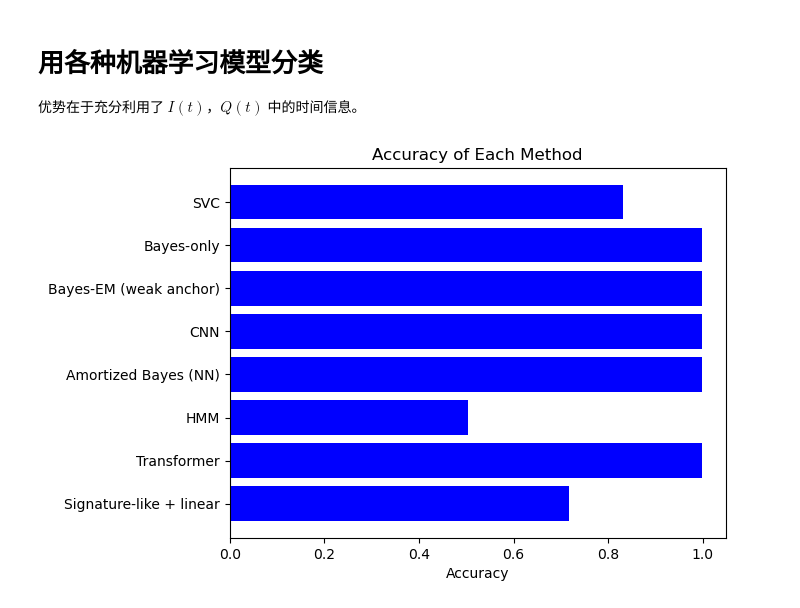
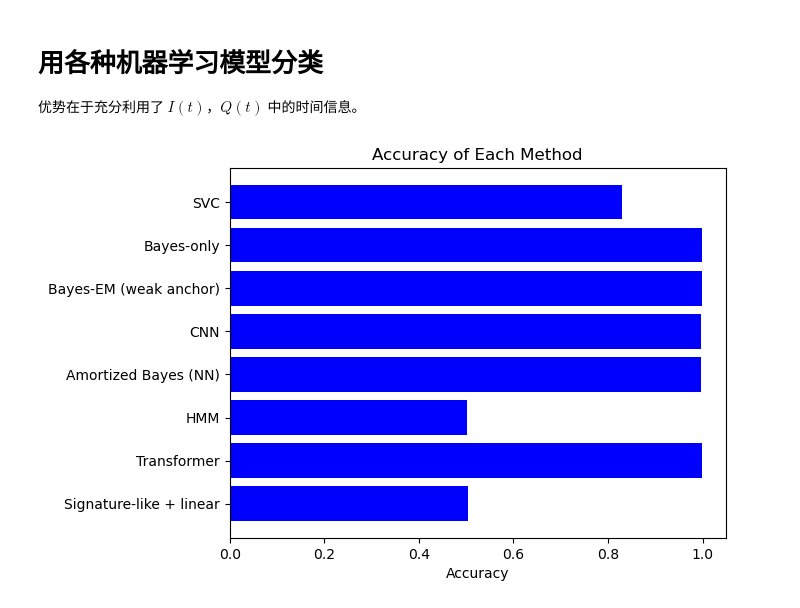
Before and after one commit to coding-xyz/qpu-gpu-co-processing, a Jupyter notebook: test_readout.ipynb, the cells around one changed output. Cells and saved outputs as stored; diff of their text form; code cells hidden in the pictures.

```diff
--- a/test_readout.ipynb
+++ b/test_readout.ipynb
@@ -80,26 +82,28 @@ Accuracy: 83.12%
 # %%
 import subprocess
 import json
 import matplotlib.pyplot as plt
 
 # Run the script and capture output
-result = subprocess.run(['python', 'test/test_readout_all.py', '--data', 'data/test_readout.npz', '--hmm_iter', '500'],
-                        stdout=subprocess.PIPE, stderr=subprocess.PIPE, text=True)
+result = subprocess.run(
+    ['python', '-m', 'scripts.run_readout_all', '--in_npz', 'data/test_readout.npz', '--em_iter', '100', '--hmm_iter', '100'],
+    stdout=subprocess.PIPE, stderr=subprocess.PIPE, text=True
+)
 
 # Capture the results dictionary from the stdout (if printed by the script)
 json_output = result.stdout.split("All Results:")[-1].strip().replace("'", '"')
 results = json.loads(json_output)
 
 # Extract accuracies for plotting
 methods = ["SVC"] + list(results.keys())
 accuracies = [accuracy] + [results[method]["acc"] for method in methods[1:]]
 
 # Plot the accuracies as a bar chart
 plt.figure()
 plt.barh(methods[::-1], accuracies[::-1], color="b")
 plt.xlabel('Accuracy')
 plt.title('Accuracy of Each Method')
 # plt.grid(True, axis='x')
 plt.show()
 # %% [output]
-[figure, old version]
+[figure, new version]
```
Also changed, not shown: parts of 10 cells of this notebook, 29 other files.
